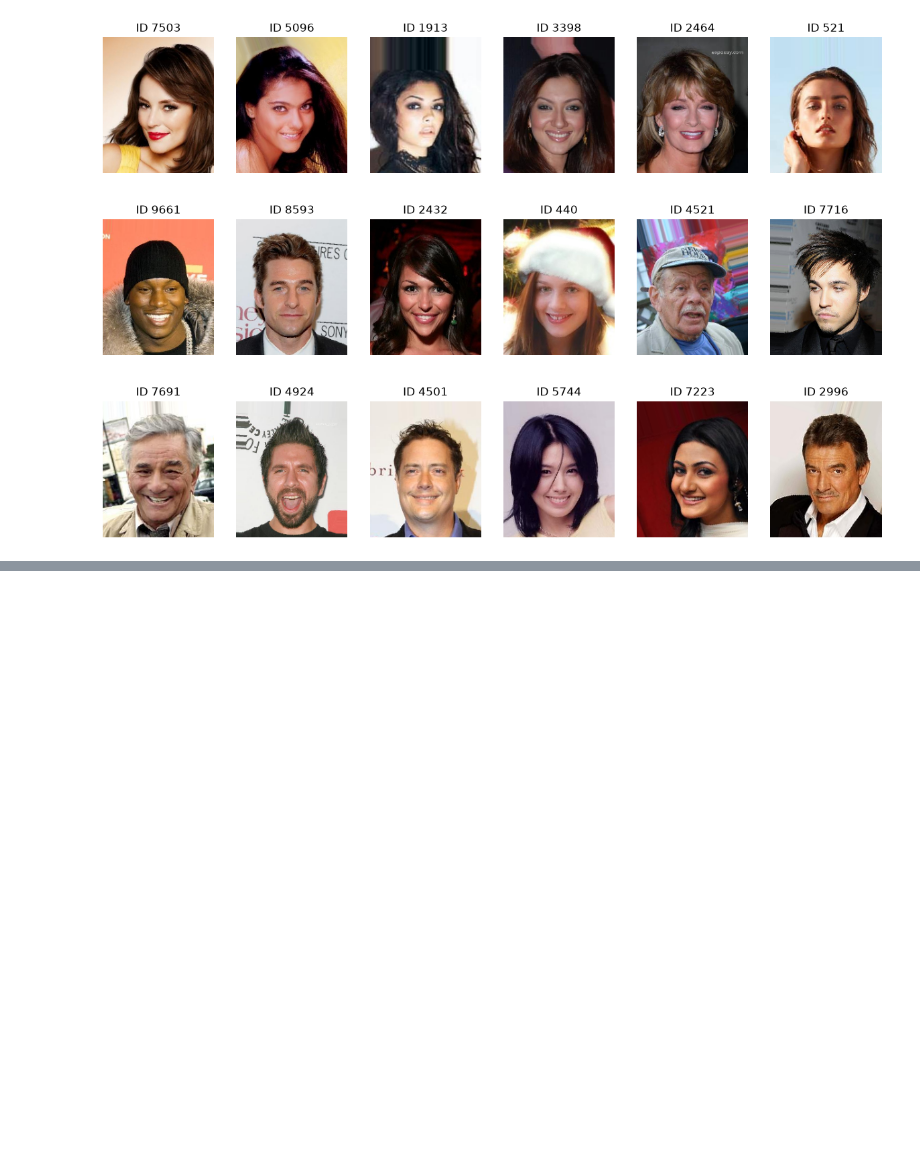
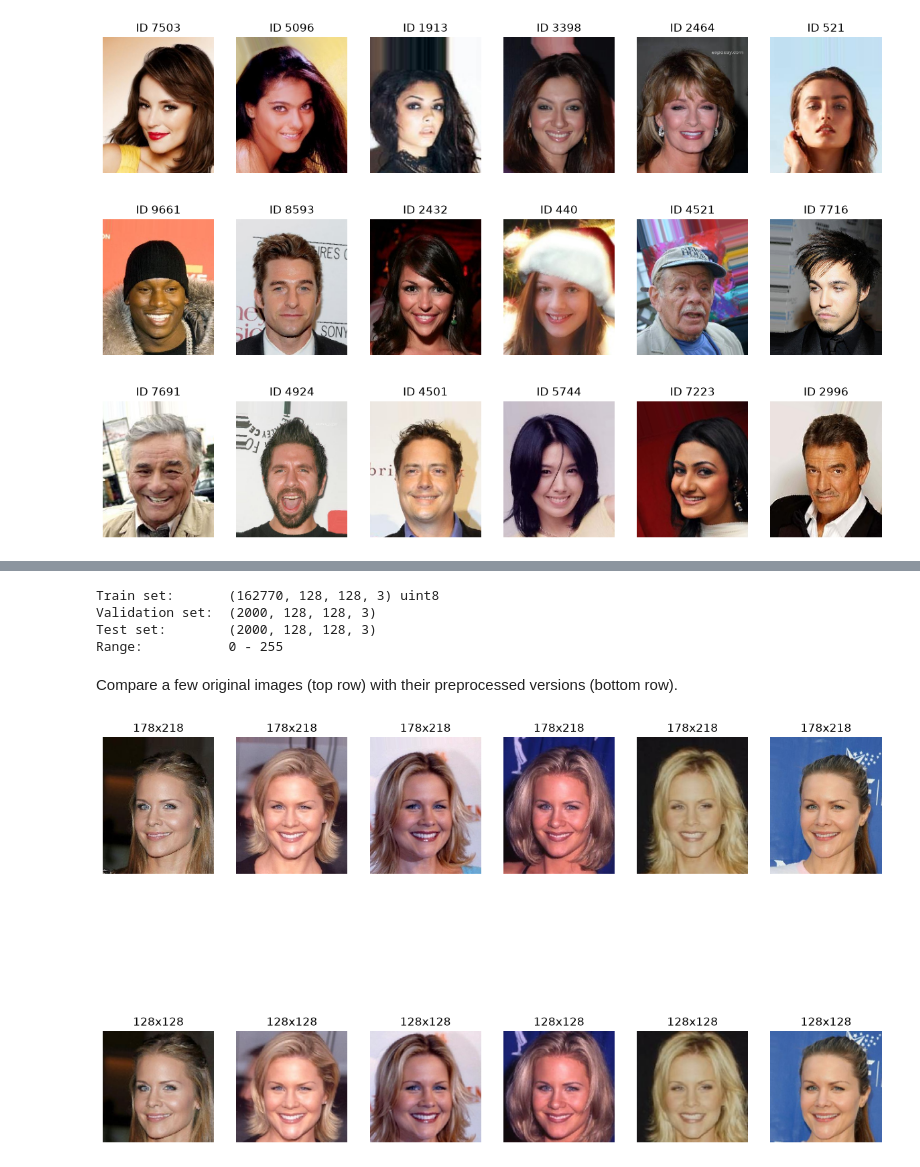
Before and after one commit to tortorino/facecast, a Jupyter notebook: facecast.ipynb, the cells around one changed output, grey strips where cells are left out. Saved outputs shown, nothing was run; the diff lists cells and outputs as text; code cells hidden in the pictures; blank space fills up the shorter version.

Commit message:
Added preprocessing and degradation ( high level of familiarity with the concept)

```diff
--- a/facecast.ipynb
+++ b/facecast.ipynb
@@ -92,0 +107,58 @@ Identities:  8192 in the train set
+# %%
+# Dataset params
+hr_size = 128     # size of the high-resolution face
+num_val = 2000    # faces used for the validation during training
+num_test = 2000   # faces used for the final evaluation
+
+def preprocess(img):
+    # Center-crop the image to a square
+    img = img.convert('RGB')
+    w, h = img.size
+    s = min(w, h)
+    left, top = (w - s)//2, (h - s)//2
+    img = img.crop((left, top, left + s, top + s))
+    # Resize it to the HR size
+    img = img.resize((hr_size, hr_size), Image.LANCZOS)
+    return np.asarray(img, dtype=np.uint8)
+
+def load_split(split, name):
+    path = os.path.join(data_dir, 'celeba_%s_%d_%d.npy' % (name, hr_size, len(split)))
+    if not os.path.exists(path):
+        # Preprocess the images one by one and write them straight to the disk
+        tmp = path + '.tmp'
+        arr = np.lib.format.open_memmap(tmp, mode='w+', dtype=np.uint8, shape=(len(split), hr_size, hr_size, 3))
+        for ii, sample in enumerate(tqdm(split, desc='Preprocessing ' + name)):
+            arr[ii] = preprocess(sample['image'])
+        arr.flush()
+        del arr
+        # Rename the file at the very end, so an interrupted run never leaves a half-written file
+        os.replace(tmp, path)
+    # Open the file as a read-only memory map
+    return np.load(path, mmap_mode='r')
+
+# Preprocess the splits (or open them from the data folder if they are already there)
+hr_train = load_split(train_set.select_columns(['image']), 'train')
+hr_val = load_split(val_set.select_columns(['image']).select(range(num_val)), 'val')
+hr_test = load_split(test_set.select_columns(['image']).select(range(num_test)), 'test')
+
+print('Train set:      ', hr_train.shape, hr_train.dtype)
+print('Validation set: ', hr_val.shape)
+print('Test set:       ', hr_test.shape)
+print('Range:          ', hr_test.min(), '-', hr_test.max())
+# %% [output]
+Train set:       (162770, 128, 128, 3) uint8
+Validation set:  (2000, 128, 128, 3)
+Test set:        (2000, 128, 128, 3)
+Range:           0 - 255
+# %% [markdown]
+Compare a few original images (top row) with their preprocessed versions (bottom row).
+# %%
+# Show the first test samples before and after the preprocessing
+for ii in range(6):
+    img = test_set[ii]['image']
+    plt.subplot(2,6,ii+1), plt.imshow(img)
+    plt.title('%dx%d' % img.size), plt.axis('off')
+    plt.subplot(2,6,ii+7), plt.imshow(hr_test[ii])
+    plt.title('%dx%d' % hr_test[ii].shape[:2]), plt.axis('off')
+# %% [output]
+[figure, added]
```
Also changed, not shown: parts of 8 cells of this notebook.
